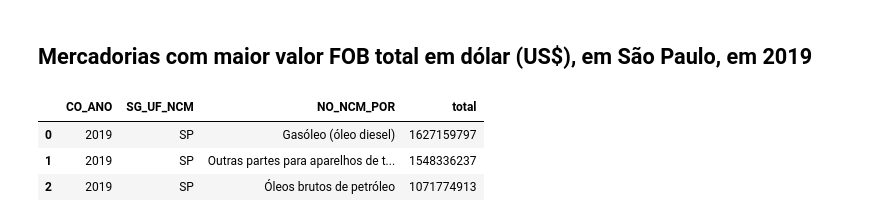
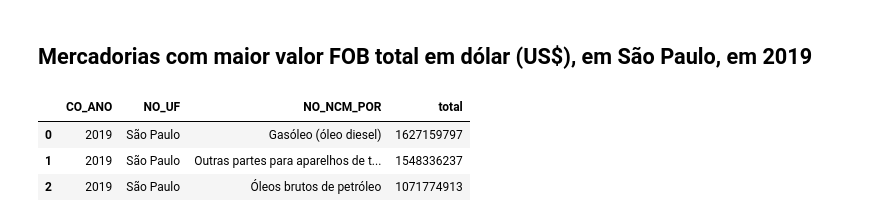
Before and after one commit to he7d3r/desafio-engenharia-dados, a Jupyter notebook: notebooks/database-exploration.ipynb, the cells around one changed output. Cells and saved outputs as stored; diff of their text form; code cells hidden in the pictures.

```diff
--- a/notebooks/database-exploration.ipynb
+++ b/notebooks/database-exploration.ipynb
@@ -310,22 +335,24 @@ display(pd.read_sql(query, conn))
 # %%
 %%timeit -n1 -r1
 year=2019
 state='SP'
 query = f'''
-SELECT k.CO_ANO, k.SG_UF_NCM, n.NO_NCM_POR,
+SELECT k.CO_ANO,
+       u.NO_UF,
+       n.NO_NCM_POR,
        SUM(VL_FOB) total
 FROM {kind} k
 JOIN ncm n ON k.CO_NCM=n.CO_NCM
 JOIN uf u ON SG_UF_NCM=u.SG_UF
 WHERE CO_ANO={year}
-AND SG_UF_NCM="{state}"
+  AND SG_UF_NCM="{state}"
 GROUP BY k.CO_NCM
 ORDER BY total DESC
 LIMIT 3
 '''
 display(pd.read_sql(query, conn))
 # %% [output]
-|  | CO_ANO | SG_UF_NCM | NO_NCM_POR | total |
-| 0 | 2019 | SP | Gasóleo (óleo diesel) | 1627159797 |
-| 1 | 2019 | SP | Outras partes para aparelhos de t... | 1548336237 |
-| 2 | 2019 | SP | Óleos brutos de petróleo | 1071774913 |
+|  | CO_ANO | NO_UF | NO_NCM_POR | total |
+| 0 | 2019 | São Paulo | Gasóleo (óleo diesel) | 1627159797 |
+| 1 | 2019 | São Paulo | Outras partes para aparelhos de t... | 1548336237 |
+| 2 | 2019 | São Paulo | Óleos brutos de petróleo | 1071774913 |
```
Also changed, not shown: parts of 31 cells of this notebook.
